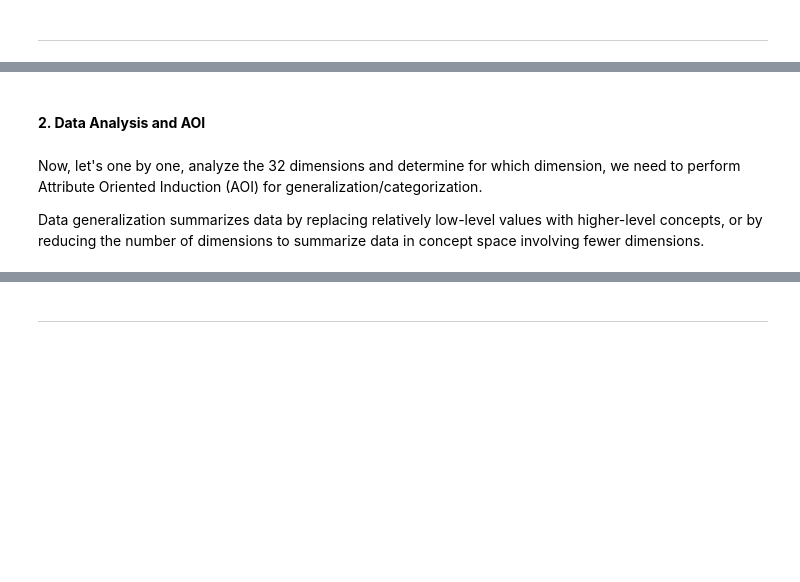
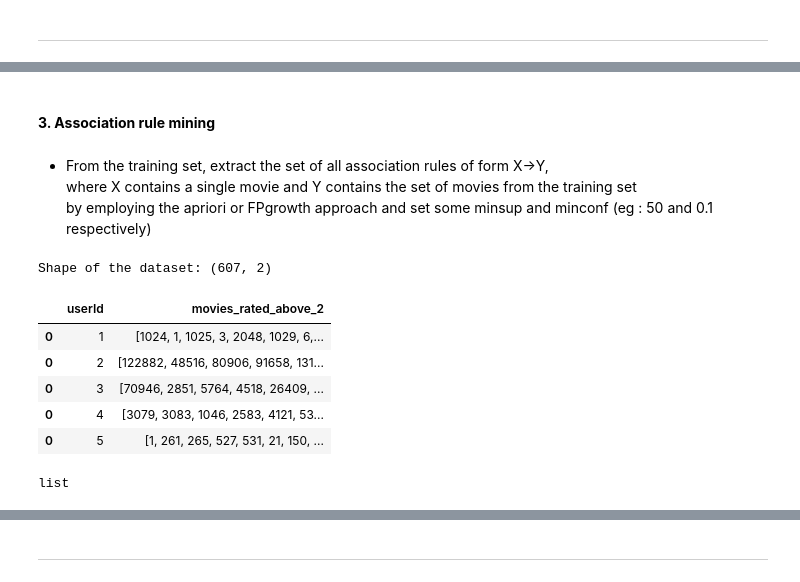
Before and after one commit to Deepti-debug/FP-growth-algorithm, a Jupyter notebook: assignment3_15.ipynb, the cells around one changed output, grey strips where cells are left out. Cells and saved outputs as stored; diff of their text form; code cells hidden in the pictures; blank space fills up the shorter version.

Commit message:
Mining association rules in progress

```diff
--- a/assignment3_15.ipynb
+++ b/assignment3_15.ipynb
@@ -1168,7 +434,6 @@ property_data.columns # columns in our dataframe
-# %% [markdown]
-<a name = Section2></a>
-#### **2. Data Analysis and AOI**
-# %% [markdown]
-Now, let's one by one, analyze the 32 dimensions and determine for which dimension, we need to perform Attribute Oriented Induction (AOI) for generalization/categorization.
-
-Data generalization summarizes data by replacing relatively low-level values with higher-level concepts, or by reducing the number of dimensions to summarize data in concept space involving fewer dimensions.
+# %% [markdown]
+#### **3. Association rule mining**
+# %% [markdown]
+- From the training set, extract the set of all association rules of form X→Y, <br />
+where X contains a single movie and Y contains the set of movies from the training set <br />
+by employing the apriori or FPgrowth approach and set some minsup and minconf (eg : 50 and 0.1 respectively) <br />
@@ -1174,0 +445,17 @@ Data generalization summarizes data by replacing relatively low-level values wit
+# %%
+# reading the training transactional data
+print('Shape of the dataset:', train_df.shape)
+train_df.head(5)
+# %% [output]
+Shape of the dataset: (607, 2)
+|  | userId | movies_rated_above_2 |
+| 0 | 1 | [1024, 1, 1025, 3, 2048, 1029, 6,... |
+| 0 | 2 | [122882, 48516, 80906, 91658, 131... |
+| 0 | 3 | [70946, 2851, 5764, 4518, 26409, ... |
+| 0 | 4 | [3079, 3083, 1046, 2583, 4121, 53... |
+| 0 | 5 | [1, 261, 265, 527, 531, 21, 150, ... |
+# %%
+# the type of the rows in the second column of the transactional dataframe 'train_df'
+type(train_df.movies_rated_above_2.iloc[0])
+# %% [output]
+list
```
Also changed, not shown: parts of 216 cells of this notebook, 2 other files.
